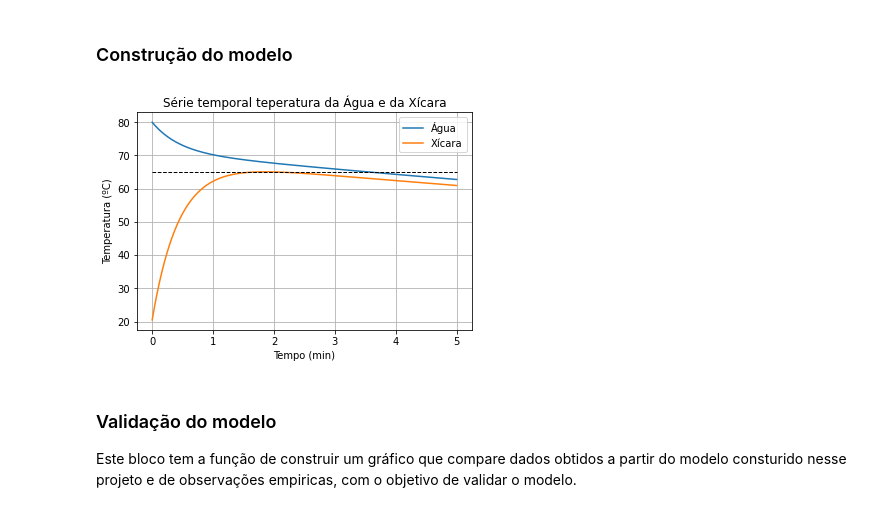
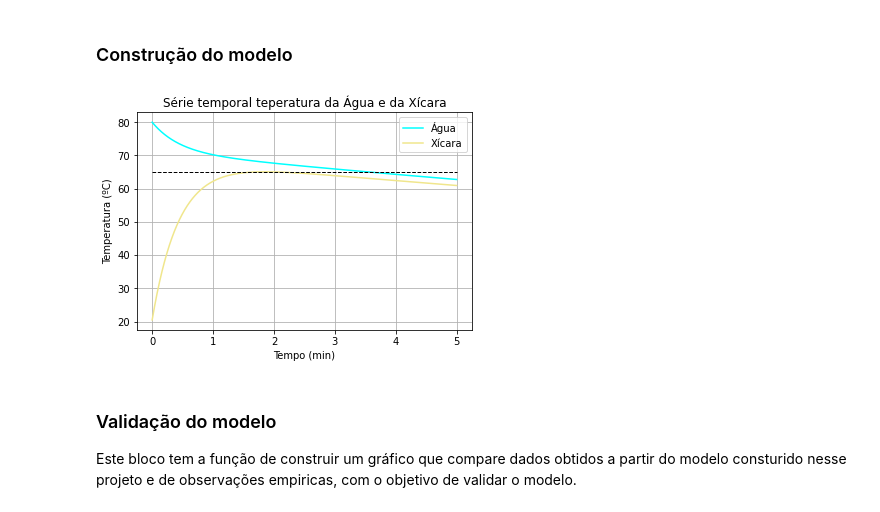
Before and after one commit to rodme02/Projeto_2_ModSim, a Jupyter notebook: Projeto_2.ipynb, the cells around one changed output. Saved outputs shown, nothing was run; the diff lists cells and outputs as text; code cells hidden in the pictures.

```diff
--- a/Projeto_2.ipynb
+++ b/Projeto_2.ipynb
@@ -118,36 +118,36 @@ def modelo (T,t):
 dt = 1e-1
 t_max = 300
 tempo_seg = np.arange(0, t_max, dt)
 
 # Tempo (em min)
 tempo_min = tempo_seg / 60
 
 # Temperaturas Iniciais (em ºC)
 T0_agua = 80
 T0 = (T0_agua, T0_xicara)
 
 # Implementação do modelo
 T_list = odeint(modelo, T0, tempo_seg)
 
 # Lista das temperaturas ao longo do tempo (em ºC)
 T_agua = T_list[:, 0]
 T_xicara = T_list[:, 1]
 
 # Plotagem do gráfico
-plt.plot(tempo_min, T_agua, label='Água')
-plt.plot(tempo_min, T_xicara, label='Xícara')
+plt.plot(tempo_min, T_agua, label='Água', color='aqua')
+plt.plot(tempo_min, T_xicara, label='Xícara', color='khaki')
 
 plt.plot([tempo_min[0], tempo_min[-1]], [65, 65], "k--", lw=1)  # Linha de referencia da temperatura ideal da água
 
 plt.title('Série temporal teperatura da Água e da Xícara')
 plt.xlabel('Tempo (min)')
 plt.ylabel('Temperatura (ºC)')
 plt.legend()
 plt.grid()
 plt.savefig('temperatura.png', dpi=300, transparent=True)
 plt.show()
 # %% [output]
-[figure, old version]
+[figure, new version]
 # %% [markdown]
 ### Validação do modelo
 
```
Also changed, not shown: parts of 3 cells of this notebook, 4 other files.
